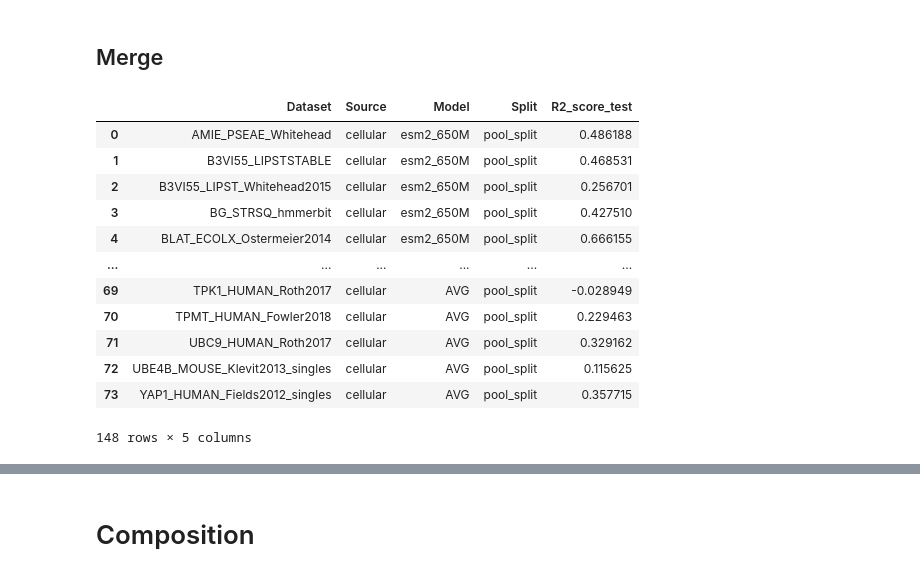
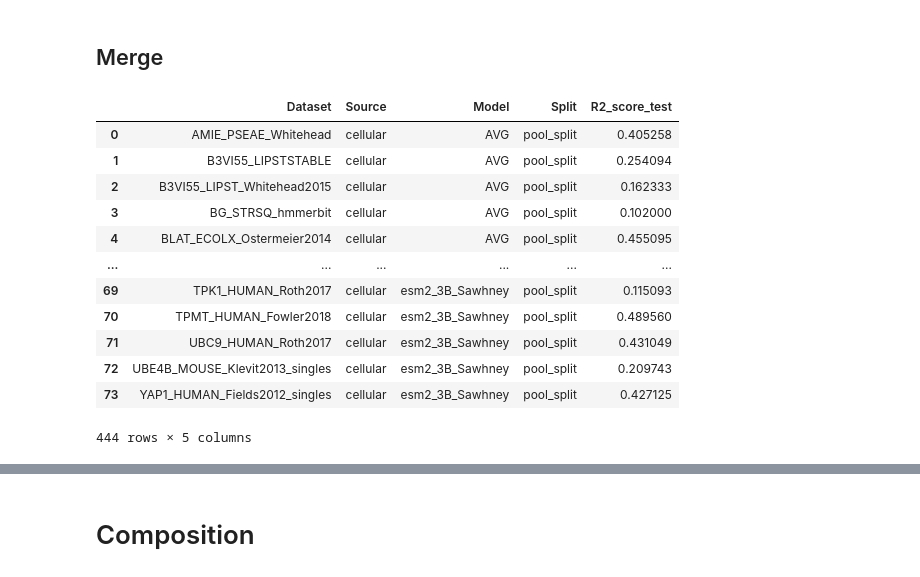
Before and after one commit to ziul-bio/DMS-SiteEffect-PLM, a Jupyter notebook: notebooks/regression.ipynb, the cells around one changed output, grey strips where cells are left out. Saved outputs shown, nothing was run; the diff lists cells and outputs as text; code cells hidden in the pictures.

```diff
--- a/notebooks/regression.ipynb
+++ b/notebooks/regression.ipynb
@@ -371,0 +432,13 @@ esm2_lasscv_grouped
+# %%
+esm2_URVDB_lasso = pd.DataFrame()
+for model in ['esm2_650M_URVDB']:
+    for source in ['viral', 'cellular']:
+        res_dir_path = f'../experiments/lassoCV/{model}/{source}/pool_split/'
+        res = read_results(res_dir_path, model)
+
+        res['Source'] = source
+        res['Split'] = method
+        esm2_URVDB_lasso = pd.concat([esm2_URVDB_lasso , res], ignore_index=True)
+
+esm2_URVDB_lasscv_grouped = esm2_URVDB_lasso.groupby(['Dataset', 'Source', 'Model', 'Split',], as_index=False)['R2_score_test'].mean()
+esm2_URVDB_lasscv_grouped
@@ -371,0 +461,13 @@ esm2_lasscv_grouped
+# %%
+esm2_3B_Sawhney_lasso = pd.DataFrame()
+for model in ['esm2_3B_Sawhney']:
+    for source in ['viral', 'cellular']:
+        res_dir_path = f'../experiments/lassoCV/{model}/{source}/pool_split/'
+        res = read_results(res_dir_path, model)
+
+        res['Source'] = source
+        res['Split'] = method
+        esm2_3B_Sawhney_lasso = pd.concat([esm2_3B_Sawhney_lasso , res], ignore_index=True)
+
+esm2_3B_Sawhney_lasscv_grouped = esm2_3B_Sawhney_lasso.groupby(['Dataset', 'Source', 'Model', 'Split',], as_index=False)['R2_score_test'].mean()
+esm2_3B_Sawhney_lasscv_grouped
@@ -372,21 +488,26 @@ esm2_lasscv_grouped
 # %% [markdown]
 ## Merge
 # %%
-res = pd.concat([esm2_lasscv_grouped, AGV_grouped], axis=0)
+res = pd.concat([
+    AGV_grouped, esm2_lasscv_grouped,
+    esmc_lasscv_grouped, esm2_CRVDB_lasscv_grouped,
+    esm2_URVDB_lasscv_grouped, esm2_3B_Sawhney_lasscv_grouped
+    ], axis=0)
+
 res
 # %% [output]
 |  | Dataset | Source | Model | Split | R2_score_test |
-| 0 | AMIE_PSEAE_Whitehead | cellular | esm2_650M | pool_split | 0.486188 |
-| 1 | B3VI55_LIPSTSTABLE | cellular | esm2_650M | pool_split | 0.468531 |
-| 2 | B3VI55_LIPST_Whitehead2015 | cellular | esm2_650M | pool_split | 0.256701 |
-| 3 | BG_STRSQ_hmmerbit | cellular | esm2_650M | pool_split | 0.427510 |
-| 4 | BLAT_ECOLX_Ostermeier2014 | cellular | esm2_650M | pool_split | 0.666155 |
+| 0 | AMIE_PSEAE_Whitehead | cellular | AVG | pool_split | 0.405258 |
+| 1 | B3VI55_LIPSTSTABLE | cellular | AVG | pool_split | 0.254094 |
+| 2 | B3VI55_LIPST_Whitehead2015 | cellular | AVG | pool_split | 0.162333 |
+| 3 | BG_STRSQ_hmmerbit | cellular | AVG | pool_split | 0.102000 |
+| 4 | BLAT_ECOLX_Ostermeier2014 | cellular | AVG | pool_split | 0.455095 |
 | ... | ... | ... | ... | ... | ... |
-| 69 | TPK1_HUMAN_Roth2017 | cellular | AVG | pool_split | -0.028949 |
-| 70 | TPMT_HUMAN_Fowler2018 | cellular | AVG | pool_split | 0.229463 |
-| 71 | UBC9_HUMAN_Roth2017 | cellular | AVG | pool_split | 0.329162 |
-| 72 | UBE4B_MOUSE_Klevit2013_singles | cellular | AVG | pool_split | 0.115625 |
-| 73 | YAP1_HUMAN_Fields2012_singles | cellular | AVG | pool_split | 0.357715 |
+| 69 | TPK1_HUMAN_Roth2017 | cellular | esm2_3B_Sawhney | pool_split | 0.115093 |
+| 70 | TPMT_HUMAN_Fowler2018 | cellular | esm2_3B_Sawhney | pool_split | 0.489560 |
+| 71 | UBC9_HUMAN_Roth2017 | cellular | esm2_3B_Sawhney | pool_split | 0.431049 |
+| 72 | UBE4B_MOUSE_Klevit2013_singles | cellular | esm2_3B_Sawhney | pool_split | 0.209743 |
+| 73 | YAP1_HUMAN_Fields2012_singles | cellular | esm2_3B_Sawhney | pool_split | 0.427125 |
-148 rows × 5 columns
+444 rows × 5 columns
 # %%
 res_pivot = pd.pivot_table(res, index=['Dataset','Source', 'Split'], columns= 'Model', values='R2_score_test').reset_index()
```
Also changed, not shown: parts of 18 cells of this notebook, 4 other files.
